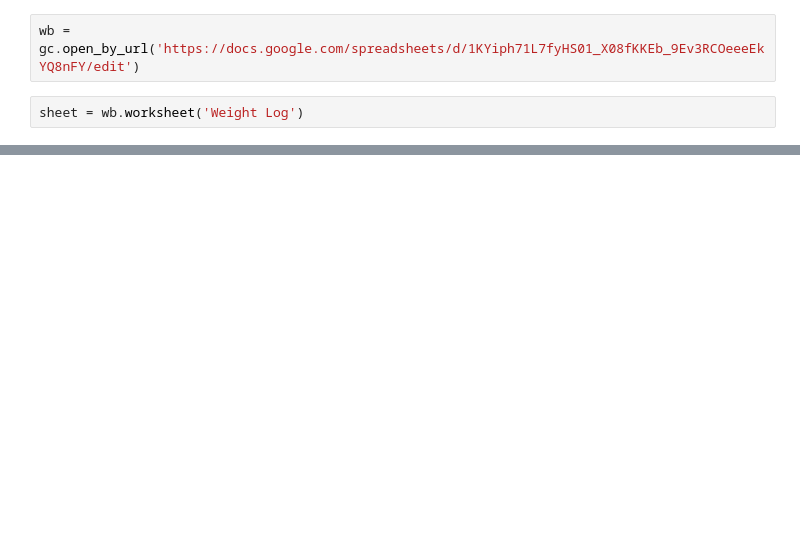
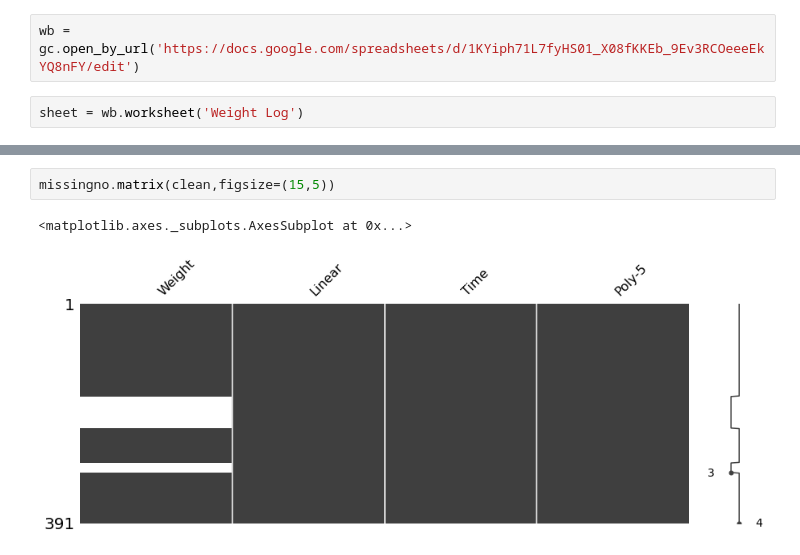
Before and after one commit to Callum-pb/python_projects, a Jupyter notebook: Weight_tracker/weight_tracker.ipynb, the cells around one changed output, grey strips where cells are left out. Cells and saved outputs as stored; diff of their text form; blank space fills up the shorter version.

```diff
--- a/Weight_tracker/weight_tracker.ipynb
+++ b/Weight_tracker/weight_tracker.ipynb
@@ -111,0 +197,5 @@ print(weights.Date.max())
+# %%
+missingno.matrix(clean,figsize=(15,5))
+# %% [output]
+<matplotlib.axes._subplots.AxesSubplot at 0x...>
+[figure, added]
```
Also changed, not shown: parts of 47 cells of this notebook.
